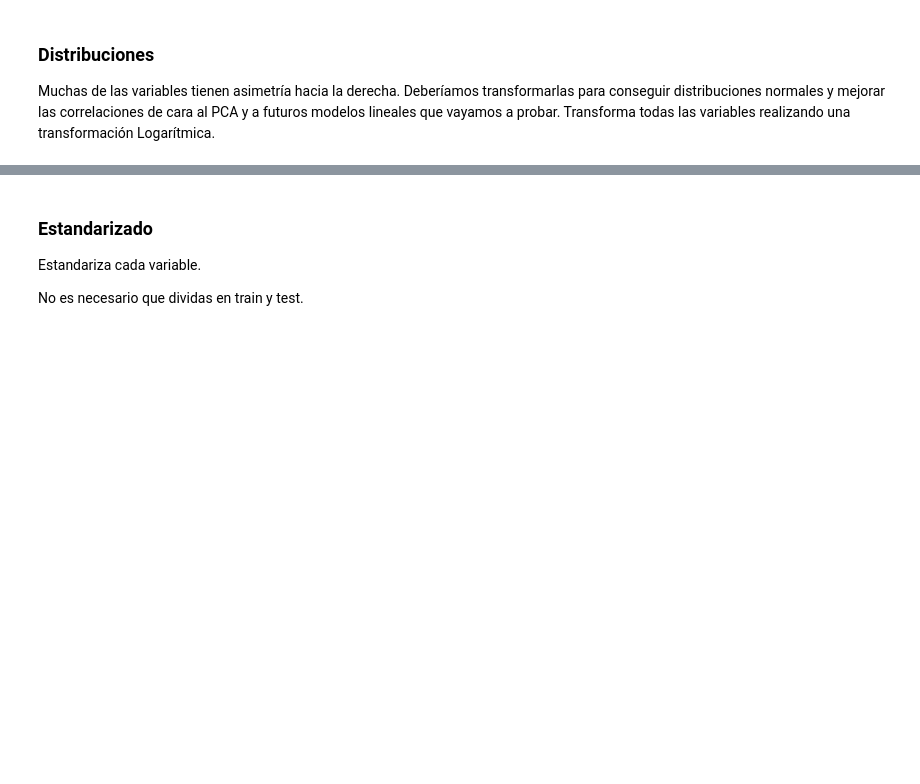
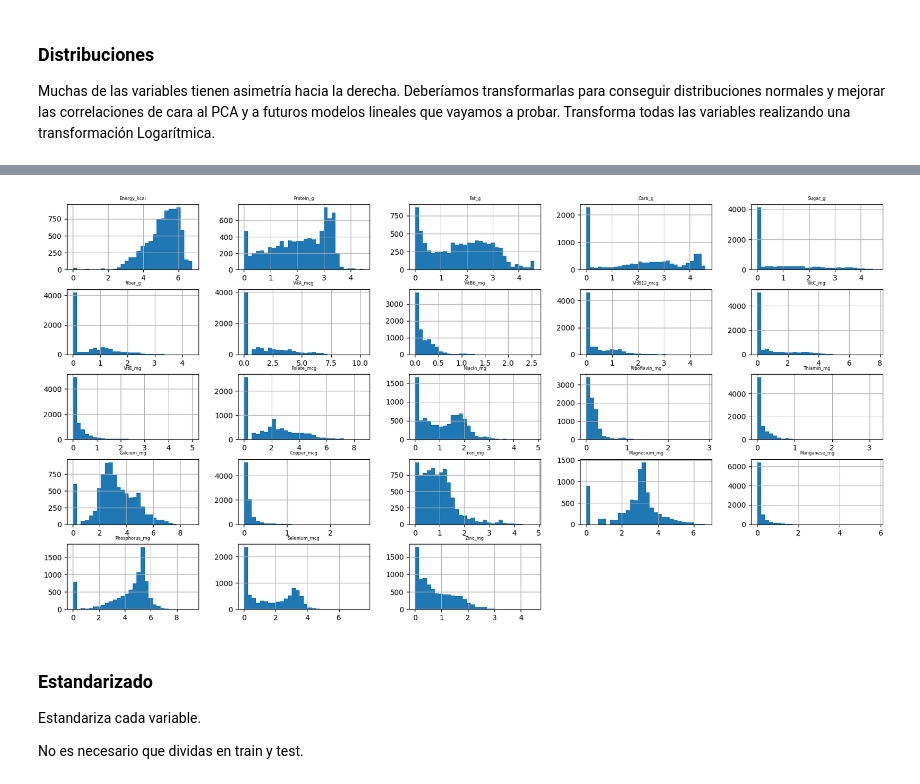
Before and after one commit to Mlcruz9/DS_TheBridgeBBK_SBIL2023, a Jupyter notebook: 3-Machine_Learning/2-No_Supervisado/2-PCA/Practica/1_Nutrition PCA.ipynb, the cells around one changed output, grey strips where cells are left out. Saved outputs shown, nothing was run; the diff lists cells and outputs as text; code cells hidden in the pictures; blank space fills up the shorter version.

```diff
--- a/3-Machine_Learning/2-No_Supervisado/2-PCA/Practica/1_Nutrition PCA.ipynb
+++ b/3-Machine_Learning/2-No_Supervisado/2-PCA/Practica/1_Nutrition PCA.ipynb
@@ -28,0 +163,2 @@ Muchas de las variables tienen asimetría hacia la derecha. Deberíamos transfor
+# %%
+df_log = np.log1p(df)
@@ -29,3 +181,8 @@ Muchas de las variables tienen asimetría hacia la derecha. Deberíamos transfor
+# %%
+fig = df_log.hist(bins=30, figsize=(20, 10))
+[x.title.set_size(6) for x in fig.ravel()];
+# %% [output]
+[figure, added]
 # %% [markdown]
 ### Estandarizado
 Estandariza cada variable.
```
Also changed, not shown: parts of 33 cells of this notebook, 1 other file.
